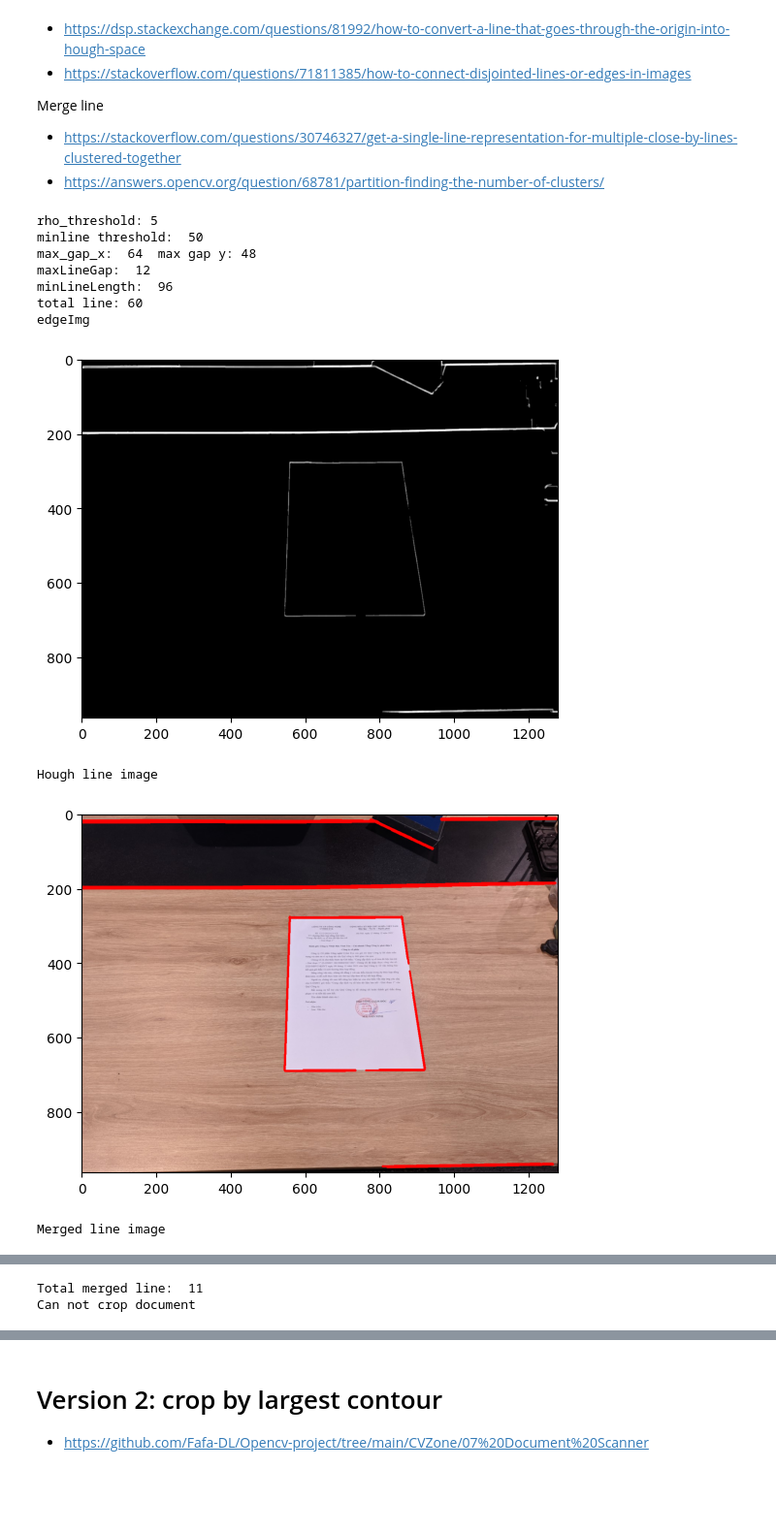
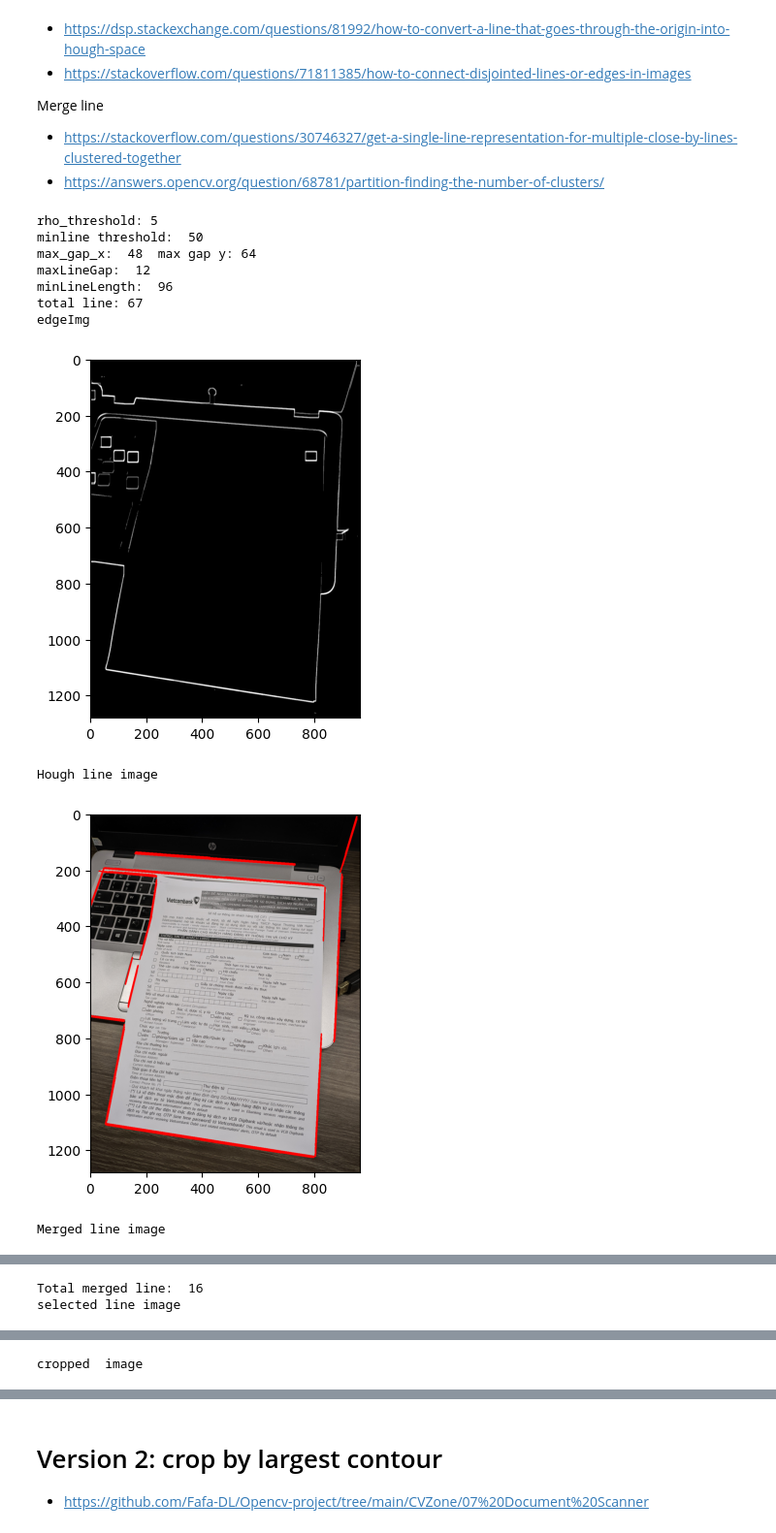
Before and after one commit to dqhuy/kuka-py, a Jupyter notebook: kuka.lab/kuka-perspective-doc.ipynb, the cells around one changed output, grey strips where cells are left out. Shown at 97% size. Drawn from its saved outputs; the diff is of its cells as text; code cells hidden in the pictures; blank space fills up the shorter version.

```diff
--- a/kuka.lab/kuka-perspective-doc.ipynb
+++ b/kuka.lab/kuka-perspective-doc.ipynb
@@ -43,8 +43,7 @@ print(getVersionInfo())
 #filename = r"D:\Google-drive-huy-work\imagedata\perspective-skew\train\img_25.jpg"
 #filename = r"D:\Google-drive-huy-work\imagedata\perspective-skew\train\img_10.jpg"
 #filename = r"D:\Google-drive-huy-work\imagedata\perspective-skew\train\img_27.jpg"
-#filename = r"D:\Google-drive-huy-work\imagedata\perspective-skew\train\img_28.jpg"
-filename = r"D:\Google-drive-huy-work\imagedata\perspective-skew\train\img_ (7).jpg"
+filename = r"D:\Google-drive-huy-work\imagedata\perspective-skew\train\img_26.jpg"
 
 #noise
 #filename = r"D:\Google-drive-huy-work\imagedata\perspective-skew\train2\TB\img (8-1).jpg"
@@ -64,8 +63,26 @@ filename = r"D:\Google-drive-huy-work\imagedata\perspective-skew\train\img_ (7).
 
 src=cv2.imread(filename)
 
-gray=cv2.cvtColor(src,cv2.COLOR_BGR2GRAY)
+img_height = src.shape[0]
+img_width = src.shape[1]
 
+# try to scale image smaller for faster process
+widthResize=1280;
+ratio=1
+if(img_width>widthResize):
+
+    if(img_width>img_height):
+        ratio=widthResize/img_width
+    else:
+        ratio=widthResize/img_height
+    #recalculate wh
+    img_width = int(img_width * ratio)
+    img_height = int(img_height * ratio)
+    src_small=cv2.resize(src,(img_width,img_height),interpolation=cv2.INTER_LINEAR)
+
+
+gray=cv2.cvtColor(src_small,cv2.COLOR_BGR2GRAY)
+print("orginal image shape:",src.shape)
 print('gray shape:',gray.shape)
 figSizeA4=(11.7,8.3)
 plt.figure(figsize=figSizeA4)
@@ -82,7 +100,7 @@ gray shape: (963, 1280)
 ### using Morph_Close to remove text
 # %%
 kernel=np.ones((7,7),np.uint8)
-dilectImg=cv2.morphologyEx(src,cv2.MORPH_CLOSE,kernel,iterations=5)
+dilectImg=cv2.morphologyEx(src_small,cv2.MORPH_CLOSE,kernel,iterations=5)
 
 gray=cv2.cvtColor(dilectImg,cv2.COLOR_BGR2GRAY)
 
@@ -105,7 +123,7 @@ edgeImg=cv2.morphologyEx(edgeImg,cv2.MORPH_DILATE,(2,2),iterations=2)
 linesP = cv2.HoughLinesP(edgeImg,rho=1,theta=1*np.pi/180,threshold=50,minLineLength=30,maxLineGap=10)
 # %%
 # print debug line
-lineImg=np.zeros(src.shape,dtype=np.int8)
+lineImg=np.zeros(src_small.shape,dtype=np.int8)
 if(linesP.any()!=None):
     print('Num of line hough probility:', len(linesP), "- shape: " , linesP.shape )
 for line in linesP:
@@ -169,6 +187,10 @@ topLine_selected=[]
 bottomLine_selected=[]
 leftLine_selected=[]
 rightLine_selected=[]
+
+
+
+#Method 1: using biggest contour
 
 #program params
 rho_threshold =5 #max(0.005*math.sqrt(img_width*img_width+ img_height*img_height),5)
@@ -216,14 +238,14 @@ if (len(topLineList)>0 and len(bottomLineList)>0 and len(leftLineList)>0 and len
     rightLineListRhoTheta = convertLinePoint2RhoTheta(rightLineList)
     mergedRightLineList = mergingLines(rightLineListRhoTheta,rho_threshold,theta_threshold,max_gap_y,axis=1)
 
-    lineImgDebug = src.copy()
+    lineImgDebug = src_small.copy()
     drawLinePoint(lineImgDebug,topLineList,(0,0,255),3)
     drawLinePoint(lineImgDebug,bottomLineList,(0,0,255),3)
     drawLinePoint(lineImgDebug,leftLineList,(0,0,255),3)
     drawLinePoint(lineImgDebug,rightLineList,(0,0,255),3)
 
 
-    mergedLineImage = src.copy()
+    mergedLineImage = src_small.copy()
     drawLinePoint(mergedLineImage,mergedTopLineList,(0,0,255),3)
     drawLinePoint(mergedLineImage,mergedBottomLineList,(0,0,255),3)
     drawLinePoint(mergedLineImage,mergedLeftLineList,(0,0,255),3)
@@ -242,42 +264,40 @@ if (len(topLineList)>0 and len(bottomLineList)>0 and len(leftLineList)>0 and len
     plt.show()
 
     totalMergedLine = len(mergedTopLineList) + len(mergedBottomLineList) + len(mergedLeftLineList) + len(mergedRightLineList)
     print ("Total merged line: ",totalMergedLine)
     if(totalMergedLine <500):
         topLine,bottomLine,leftLine,rightLine = getQuadrangleByLength(mergedTopLineList,mergedBottomLineList,mergedLeftLineList,mergedRightLineList,src)
         if(len(topLine)>0 and len(bottomLine)>0 and len(leftLine)>0 and len(rightLine)>0):
 
-            #return to debug
-            topLine_selected=topLine
-            bottomLine_selected = bottomLine
-            leftLine_selected = leftLine
-            rightLine_selected = rightLine
-
+            topLine=np.ceil(topLine/ratio).astype(int)
+            bottomLine =np.ceil(bottomLine/ratio).astype(int)
+            leftLine = np.ceil(leftLine/ratio).astype(int)
+            rightLine= np.ceil(rightLine/ratio).astype(int)
 
             cropedImg,lineImg,(topleftPoint,toprightPoint,bottomrightPoint,bottomleftPoint) = cropImage(src,topLine[0:4],bottomLine[0:4],leftLine[0:4],rightLine[0:4])
             hasCropped=True
             #display to check
 
             print('selected line image')
             plt.imshow(cv2.cvtColor(lineImg,cv2.COLOR_BGR2RGB))
             plt.show()
 
             print('cropped  image')
             plt.imshow(cv2.cvtColor(cropedImg,cv2.COLOR_BGR2RGB))
             plt.show()
 if(not hasCropped):
     print("Can not crop document")
 
     # return topLine_selected,bottomLine_selected,leftLine_selected,rightLine_selected
 # %% [output]
 rho_threshold: 5
 minline threshold:  50
-max_gap_x:  64  max gap y: 48
+max_gap_x:  48  max gap y: 64
 maxLineGap:  12
 minLineLength:  96
-total line: 60
+total line: 67
 edgeImg
-[figure, old version]
+[figure, new version]
 Hough line image
-[figure, old version]
+[figure, new version]
 Merged line image
@@ -285,2 +305,2 @@ Merged line image
-Total merged line:  11
-Can not crop document
+Total merged line:  16
+selected line image
@@ -286,0 +308 @@ Can not crop document
+cropped  image
```
Also changed, not shown: parts of 8 cells of this notebook, 1 other file.
